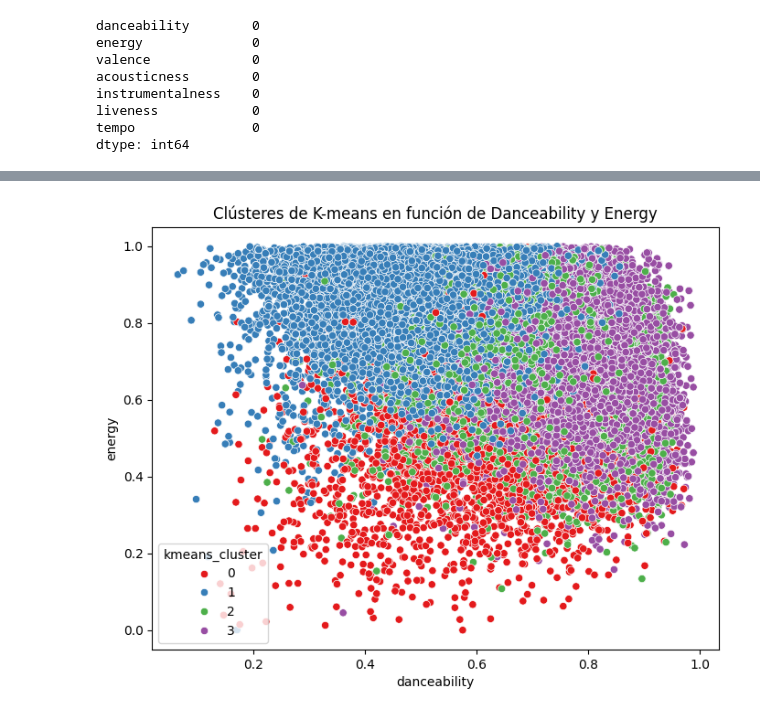
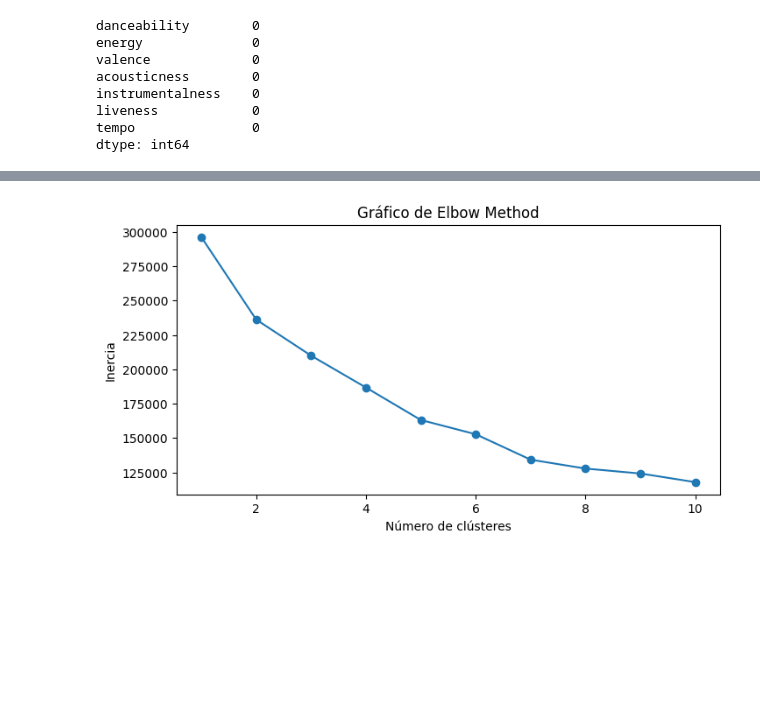
Before and after one commit to Airim-Coder/ICIF1041_Taller1, a Jupyter notebook: main.ipynb, the cells around one changed output, grey strips where cells are left out. Drawn from its saved outputs; the diff is of its cells as text; code cells hidden in the pictures; blank space fills up the shorter version.

```diff
--- a/main.ipynb
+++ b/main.ipynb
@@ -66,6 +53,6 @@ user_preferences.head()
 # %%
-features = ['danceability', 'energy', 'valence', 'acousticness', 'instrumentalness', 'liveness', 'tempo']
-spotify_data = spotify_dataset[features]
+atributos = ['danceability', 'energy', 'valence', 'acousticness', 'instrumentalness', 'liveness', 'tempo']
+spotify_data = spotify_dataset[atributos]
 spotify_data.head()
 # %% [output]
 |  | danceability | energy | valence | acousticness | instrumentalness | liveness | tempo |
@@ -93,16 +100,8 @@ spotify_data_escalar = escalar.fit_transform(spotify_data)
 from sklearn.cluster import KMeans
 import matplotlib.pyplot as plt
 
-inertia = []
+inercia = []
 for k in range(1, 11):
-    kmeans = KMeans(n_clusters=k, random_state=42)
-    kmeans.fit(spotify_data_escalar)
-    inertia.append(kmeans.inertia_)
-
-# Graficar el método del codo
-plt.figure(figsize=(8, 4))
-plt.plot(range(1, 11), inertia, marker='o')
-plt.xlabel('Número de clústeres')
-plt.ylabel('Inercia')
-plt.title('Método del Codo para K-means')
-plt.show()
+    kmeans_elbow = KMeans(n_clusters=k, random_state=42)
+    kmeans_elbow.fit(spotify_data_escalar)
+    inercia.append(kmeans_elbow.inertia_)
@@ -147,11 +108,9 @@ spotify_dataset[['song_name', 'dbscan_cluster']].head()
-# %%
-import seaborn as sns
-
-# Graficar los clústeres de K-means
-plt.figure(figsize=(8, 6))
-sns.scatterplot(x=spotify_data['danceability'], y=spotify_data['energy'],
-                hue=spotify_data['kmeans_cluster'], palette='Set1')
-plt.title('Clústeres de K-means en función de Danceability y Energy')
-plt.show()
-# %% [output]
-[figure, removed]
+# %%
+plt.figure(figsize=(8, 4))
+plt.plot(range(1, 11), inercia, marker='o')
+plt.xlabel('Número de clústeres')
+plt.ylabel('Inercia')
+plt.title('Gráfico de Elbow Method')
+plt.show()
+# %% [output]
+[figure, added]
```
Also changed, not shown: parts of 44 cells of this notebook.
